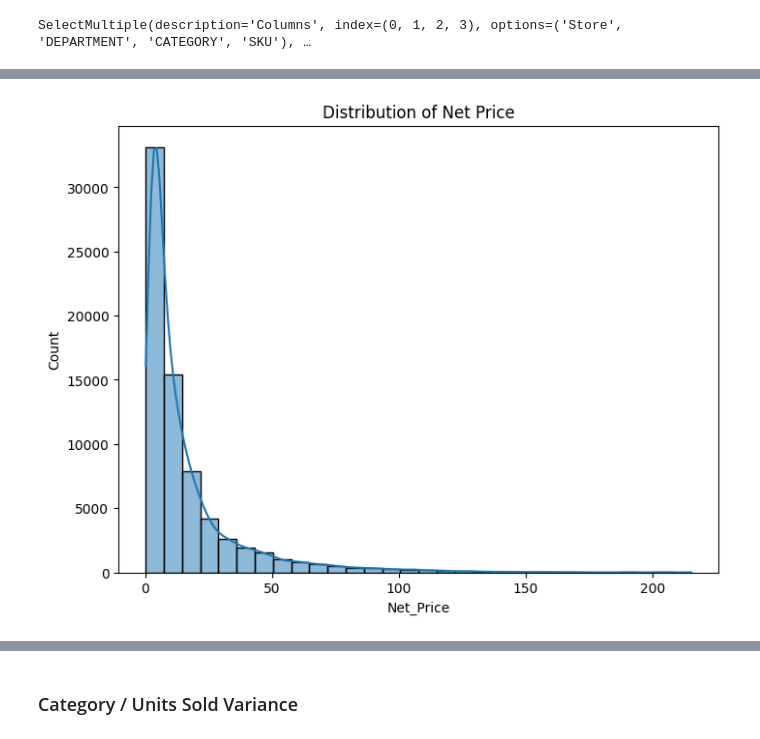
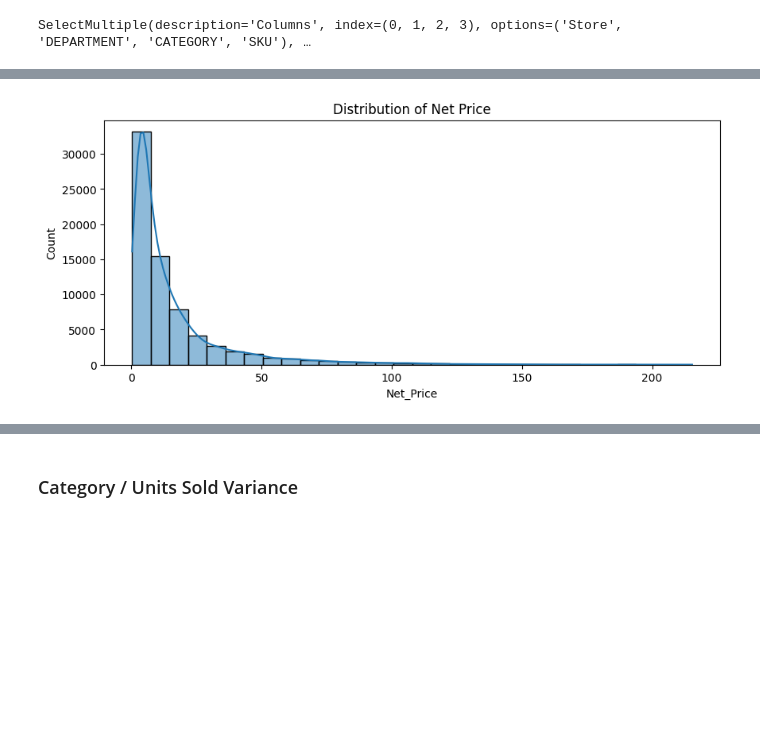
Before and after one commit to shubhi/deloitte-capstone-demand-forecasting, a Jupyter notebook: notebooks/data_analysis.ipynb, the cells around one changed output, grey strips where cells are left out. Saved outputs shown, nothing was run; the diff lists cells and outputs as text; code cells hidden in the pictures; blank space fills up the shorter version.

```diff
--- a/notebooks/data_analysis.ipynb
+++ b/notebooks/data_analysis.ipynb
@@ -289,8 +298,8 @@ plt.show()
 # %%
-plt.figure(figsize=(8, 6))
+plt.figure(figsize=(10, 4))
 sns.histplot(df['Net_Price'], bins=30, kde=True)
 plt.title('Distribution of Net Price')
 plt.show()
 # %% [output]
-[figure, old version]
+[figure, new version]
 # %%
```
Also changed, not shown: parts of 21 cells of this notebook, 4 other files.
